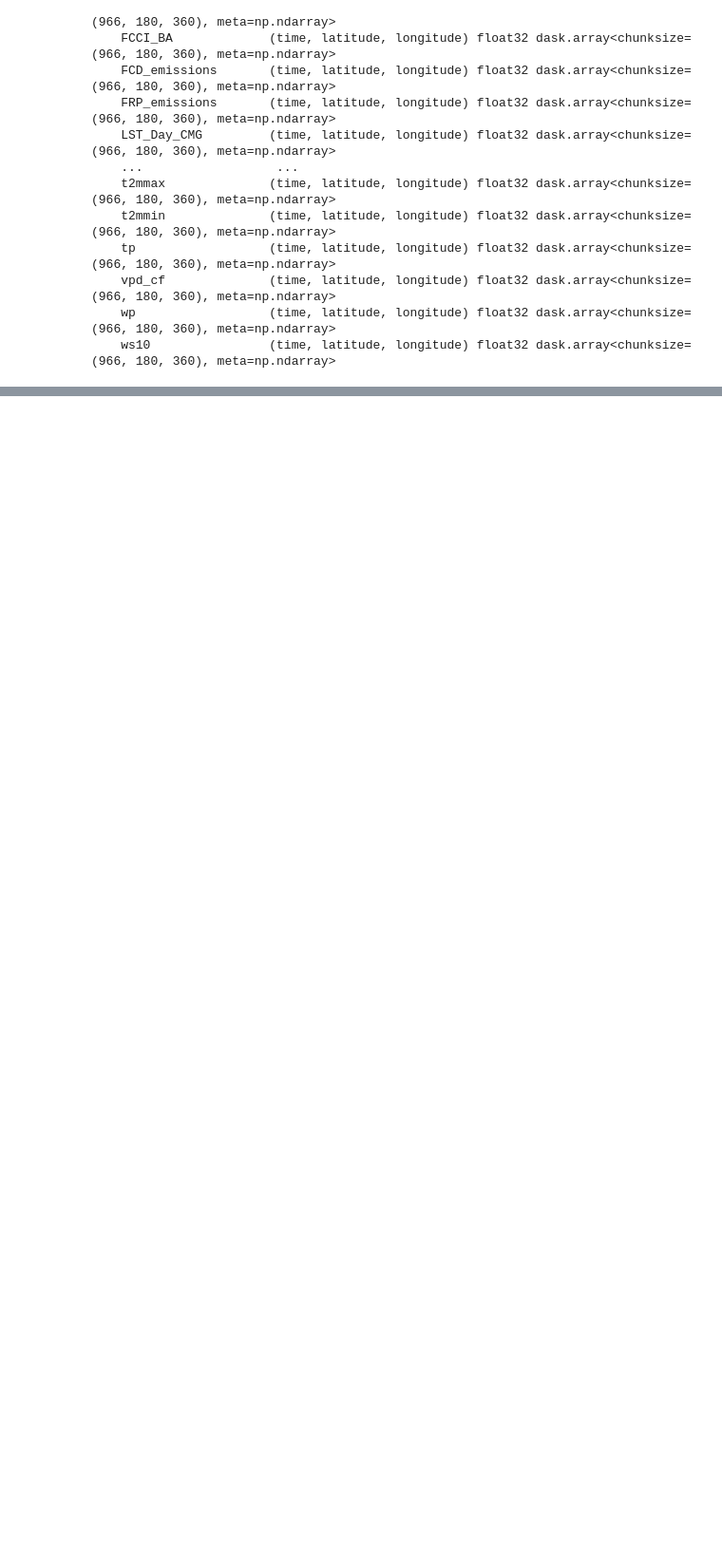
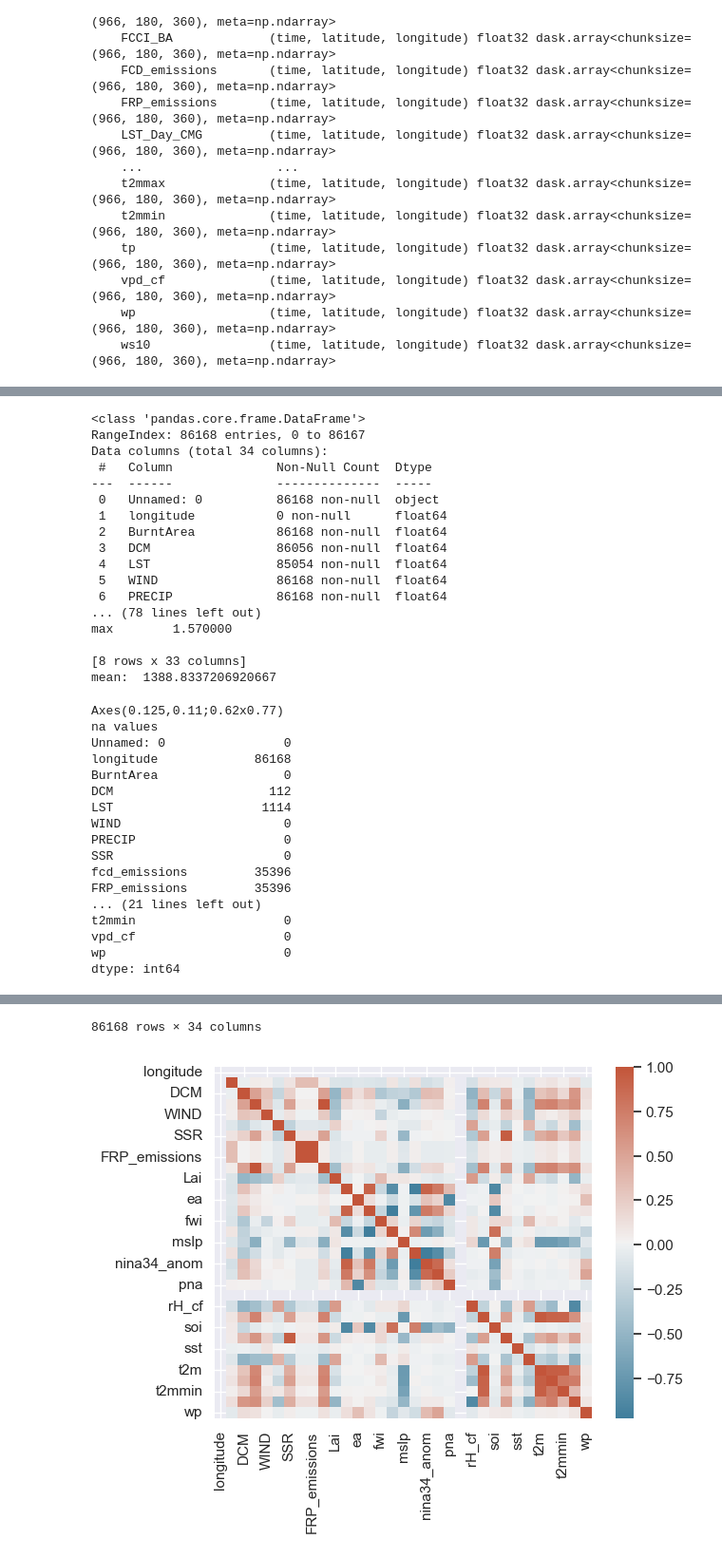
Before and after one commit to kevhainfo/VYPREarth, a Jupyter notebook: DATASET.ipynb, the cells around one changed output, grey strips where cells are left out. Shown at 95% size. Drawn from its saved outputs; the diff is of its cells as text; code cells hidden in the pictures; blank space fills up the shorter version.

```diff
--- a/DATASET.ipynb
+++ b/DATASET.ipynb
@@ -244,0 +108,14 @@ result
+# %%
+def analyze(df,meanFeature, drops):
+    for drop in drops:
+        df=df.drop(drop, axis=1)
+    print(df.info())
+    print(df.describe())
+    print("mean: ", end=" ")
+    print(df.loc[:,meanFeature].mean())
+    corr2=df.corr()
+    cmap=sns.diverging_palette(230,20,as_cmap=True)
+    print(sns.heatmap(corr2,cmap=cmap))
+    print("na values")
+    print(df.isna().sum())
+    return df
@@ -244,0 +131,39 @@ result
+# %%
+df=pd.read_csv('df2.csv')
+df= analyze(df,'BurntArea', ['latitude','mean_fwi'])
+df
+# %% [output]
+<class 'pandas.core.frame.DataFrame'>
+RangeIndex: 86168 entries, 0 to 86167
+Data columns (total 34 columns):
+ #   Column              Non-Null Count  Dtype
+---  ------              --------------  -----
+ 0   Unnamed: 0          86168 non-null  object
+ 1   longitude           0 non-null      float64
+ 2   BurntArea           86168 non-null  float64
+ 3   DCM                 86056 non-null  float64
+ 4   LST                 85054 non-null  float64
+ 5   WIND                86168 non-null  float64
+ 6   PRECIP              86168 non-null  float64
+... (78 lines left out)
+max        1.570000
+
+[8 rows x 33 columns]
+mean:  1388.8337206920667
+Axes(0.125,0.11;0.62x0.77)
+na values
+Unnamed: 0                0
+longitude             86168
+BurntArea                 0
+DCM                     112
+LST                    1114
+WIND                      0
+PRECIP                    0
+SSR                       0
+fcd_emissions         35396
+FRP_emissions         35396
+... (21 lines left out)
+t2mmin                    0
+vpd_cf                    0
+wp                        0
+dtype: int64
@@ -244,0 +182,2 @@ result
+86168 rows × 34 columns
+[figure, added]
```
Also changed, not shown: parts of 30 cells of this notebook, 3 other files.
